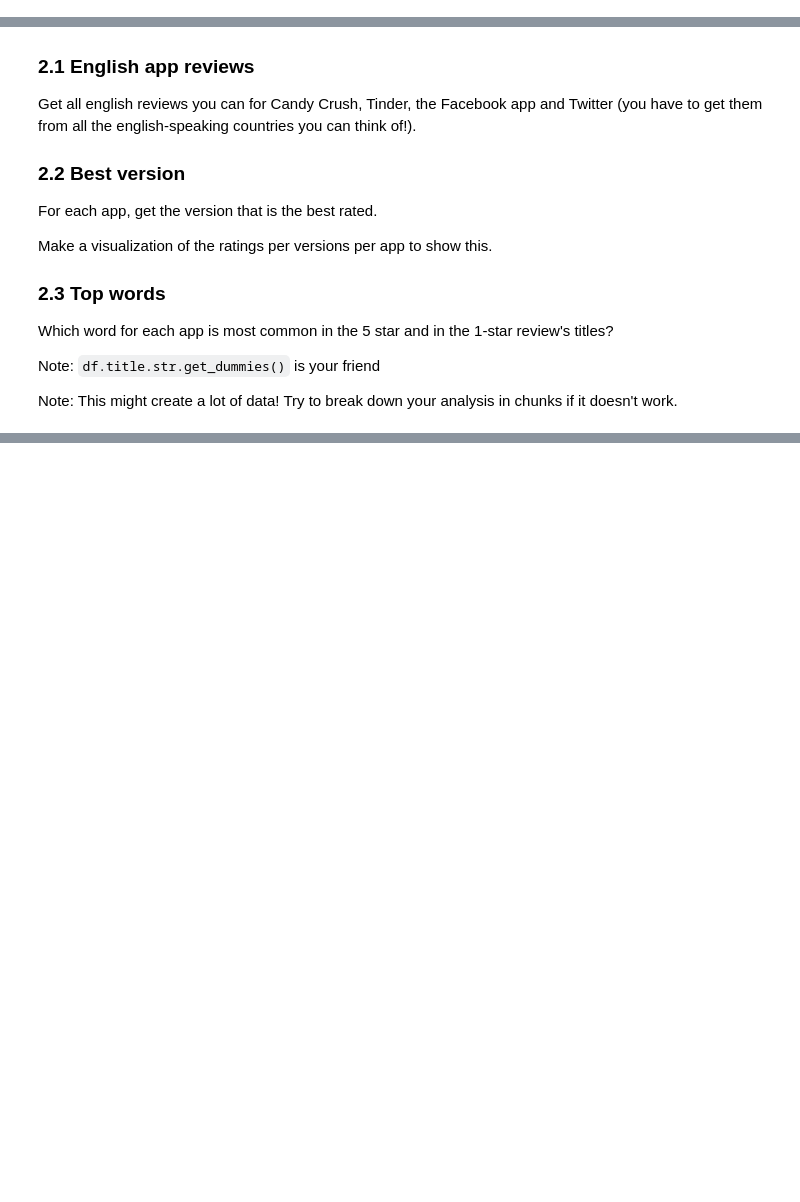
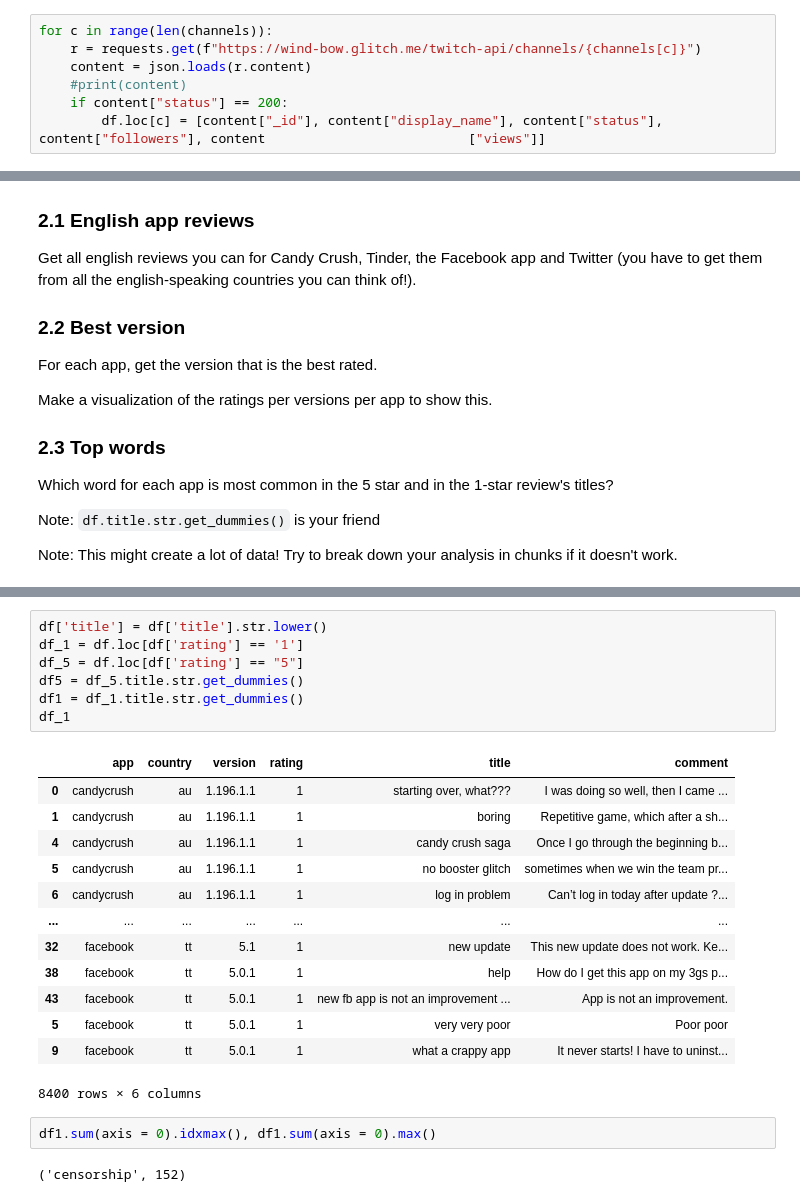
Before and after one commit to cb-ds-1/4-5-web-data, a Jupyter notebook: workshop.ipynb, the cells around one changed output, grey strips where cells are left out. Drawn from its saved outputs; the diff is of its cells as text; blank space fills up the shorter version.

```diff
--- a/workshop.ipynb
+++ b/workshop.ipynb
@@ -19,0 +40,7 @@ To make into a dataframe that looks like this:
+# %%
+for c in range(len(channels)):
+    r = requests.get(f"https://wind-bow.glitch.me/twitch-api/channels/{channels[c]}")
+    content = json.loads(r.content)
+    #print(content)
+    if content["status"] == 200:
+        df.loc[c] = [content["_id"], content["display_name"], content["status"], content["followers"], content                          ["views"]]
@@ -57,0 +197,25 @@ Note: This might create a lot of data! Try to break down your analysis in chunks
+# %%
+df['title'] = df['title'].str.lower()
+df_1 = df.loc[df['rating'] == '1']
+df_5 = df.loc[df['rating'] == "5"]
+df5 = df_5.title.str.get_dummies()
+df1 = df_1.title.str.get_dummies()
+df_1
+# %% [output]
+|  | app | country | version | rating | title | comment |
+| 0 | candycrush | au | 1.196.1.1 | 1 | starting over, what??? | I was doing so well, then I came ... |
+| 1 | candycrush | au | 1.196.1.1 | 1 | boring | Repetitive game, which after a sh... |
+| 4 | candycrush | au | 1.196.1.1 | 1 | candy crush saga | Once I go through the beginning b... |
+| 5 | candycrush | au | 1.196.1.1 | 1 | no booster glitch | sometimes when we win the team pr... |
+| 6 | candycrush | au | 1.196.1.1 | 1 | log in problem | Can’t log in today after update ?... |
+| ... | ... | ... | ... | ... | ... | ... |
+| 32 | facebook | tt | 5.1 | 1 | new update | This new update does not work. Ke... |
+| 38 | facebook | tt | 5.0.1 | 1 | help | How do I get this app on my 3gs p... |
+| 43 | facebook | tt | 5.0.1 | 1 | new fb app is not an improvement ... | App is not an improvement. |
+| 5 | facebook | tt | 5.0.1 | 1 | very very poor | Poor poor |
+| 9 | facebook | tt | 5.0.1 | 1 | what a crappy app | It never starts! I have to uninst... |
+8400 rows × 6 columns
+# %%
+df1.sum(axis = 0).idxmax(), df1.sum(axis = 0).max()
+# %% [output]
+('censorship', 152)
```
Also changed, not shown: parts of 10 cells of this notebook.
